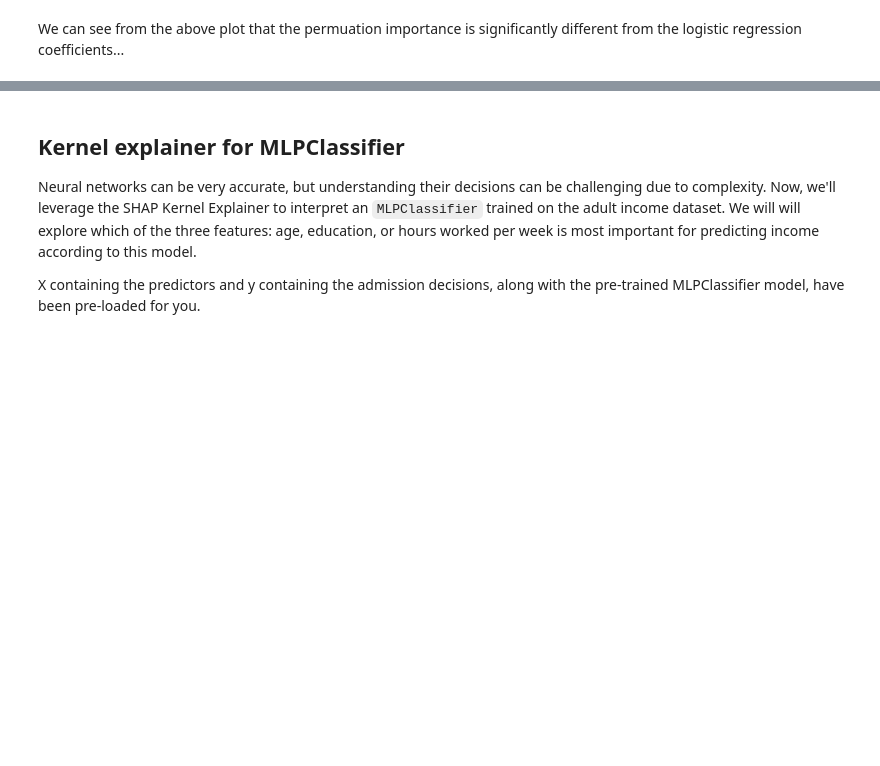
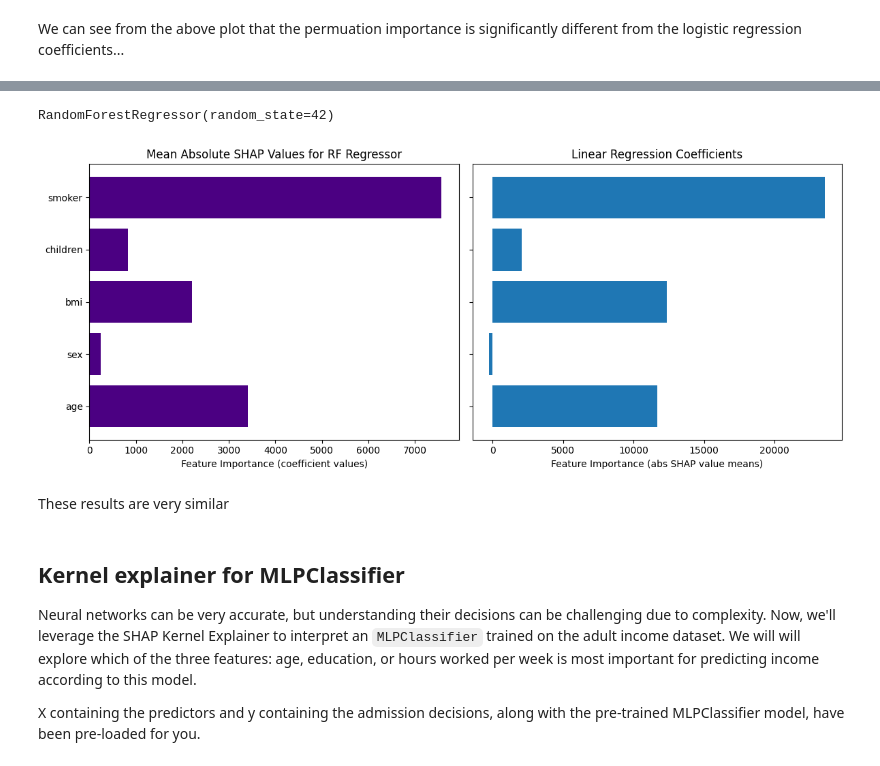
Before and after one commit to MichaelSzczepaniak/MLAIProjects, a Jupyter notebook: ExplainableML/ExplainableML.ipynb, the cells around one changed output, grey strips where cells are left out. Saved outputs shown, nothing was run; the diff lists cells and outputs as text; code cells hidden in the pictures; blank space fills up the shorter version.

```diff
--- a/ExplainableML/ExplainableML.ipynb
+++ b/ExplainableML/ExplainableML.ipynb
@@ -468,3 +472,40 @@ We can see from the above plot that the permuation importance is significantly d
+# %%
+from sklearn.ensemble import RandomForestRegressor
+
+# train an RF regressor on the insurance data we wrangled earlier
+model_rfr = RandomForestRegressor(random_state=42)
+model_rfr.fit(X_train_ins, y_train_ins)
+# %% [output]
+RandomForestRegressor(random_state=42)
+# %%
+import shap
+
+# Create a SHAP Tree Explainer
+explainer = shap.TreeExplainer(model_rfr)
+
+# Calculate SHAP values
+shap_values = explainer.shap_values(X_train_ins)
+
+# Calculate mean absolute SHAP values
+mean_abs_shap = np.abs(shap_values).mean(axis=0)
+# %%
+# Compart the SHAP values of RF regressor with linear regression coefficients
+fig2, ax2 = plt.subplots(1, 2, figsize=(12, 5), sharey=True)
+ax2[0].barh(X_train_ins.columns, mean_abs_shap, color='indigo')
+ax2[0].set_title('Mean Absolute SHAP Values for RF Regressor')
+ax2[0].set_xlabel("Feature Importance (coefficient values)")
+
+ax2[1].barh(lin_reg_ins_feature_names, lin_reg_ins_coeffs)
+ax2[1].set_title("Linear Regression Coefficients")
+ax2[1].set_xlabel("Feature Importance (abs SHAP value means)")
+
+
+plt.tight_layout()
+plt.show()
+# %% [output]
+[figure, added]
+# %% [markdown]
+These results are very similar
 # %%
 # import seaborn as sns
 # import shap
```
Also changed, not shown: parts of 7 cells of this notebook.
